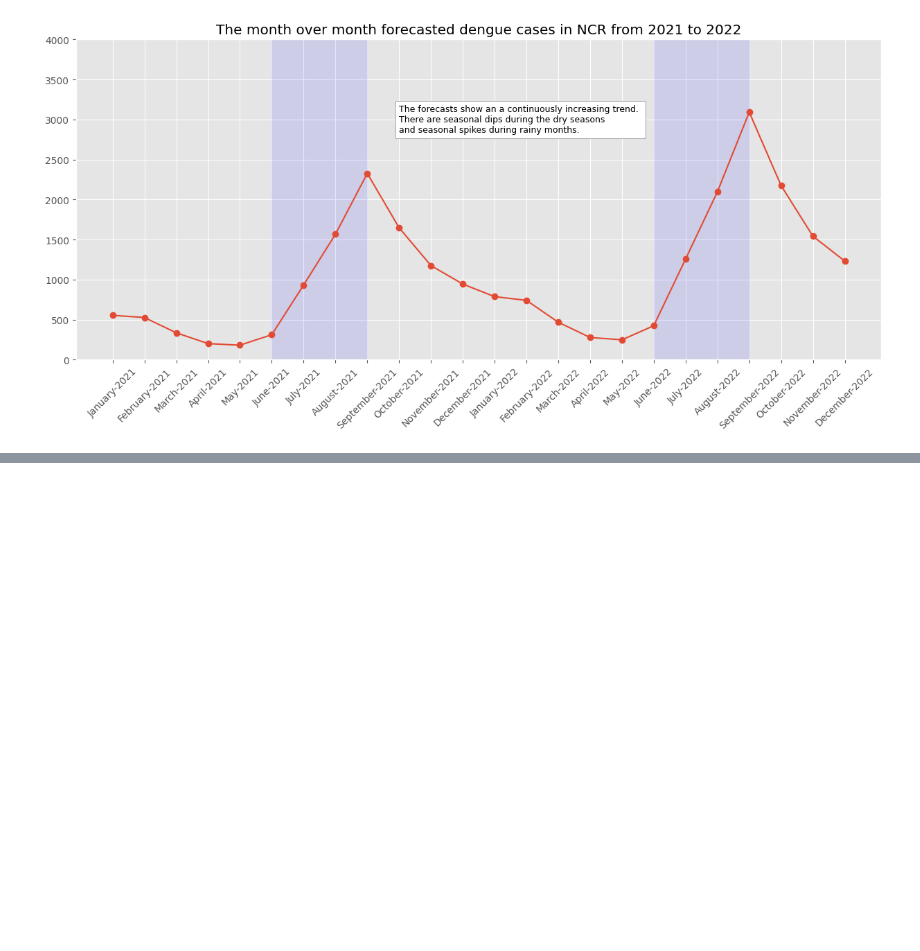
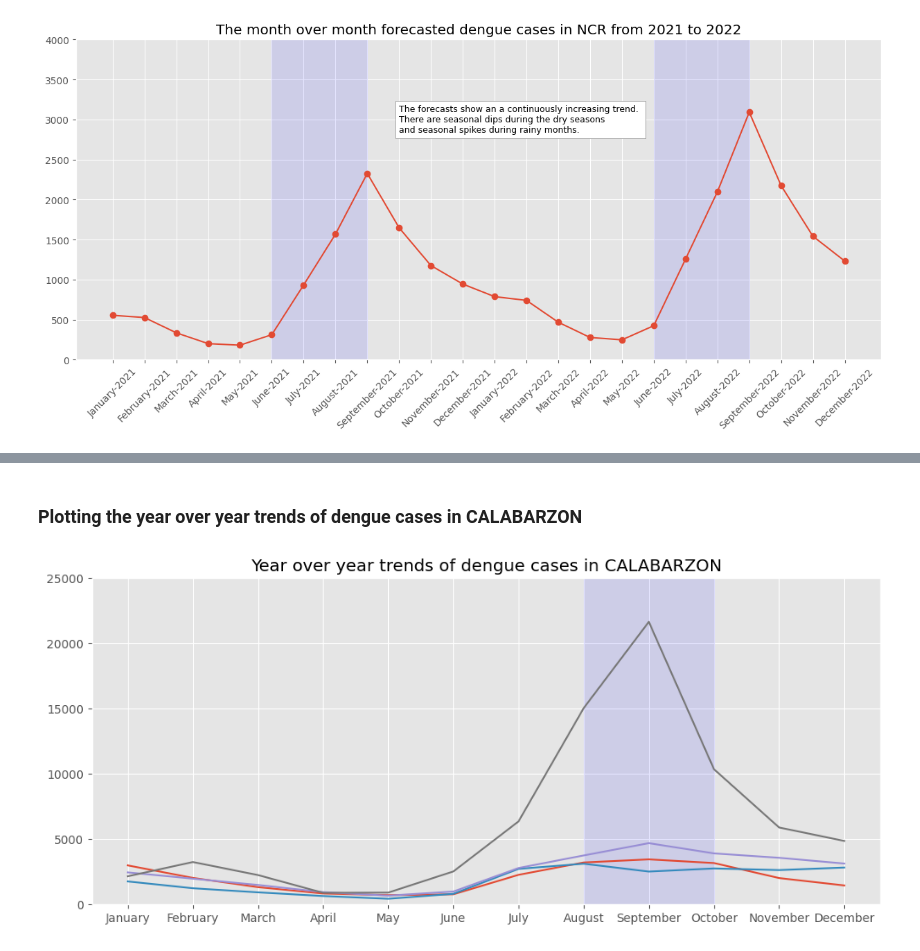
Before and after one commit to boredanalyst/Forecasting-Dengue-Cases-in-the-Philippines, a Jupyter notebook: forecasting-dengue-cases-in-the-philippines.ipynb, the cells around one changed output, grey strips where cells are left out. Drawn from its saved outputs; the diff is of its cells as text; code cells hidden in the pictures; blank space fills up the shorter version.

```diff
--- a/forecasting-dengue-cases-in-the-philippines.ipynb
+++ b/forecasting-dengue-cases-in-the-philippines.ipynb
@@ -719,0 +809,36 @@ plt.show()
+# %% [markdown]
+### Plotting the year over year trends of dengue cases in CALABARZON ###
+# %%
+### axes
+
+
+plt.figure(figsize=(12,5))
+
+for x in range(0, 4):
+    num_year = 2016 + x
+    viz_df = df_iva[df_iva["year"] == num_year]
+    viz_df_x = viz_df["month"]
+    viz_df_y = viz_df["dengue_cases"]
+
+    plt.plot(
+        viz_df_x,
+        viz_df_y
+    )
+
+## annotate
+
+plt.title("Year over year trends of dengue cases in CALABARZON")
+
+plt.fill_between(
+    (7,9),
+    25_000,
+    color="blue",
+    alpha=0.1
+)
+
+plt.ylim(0, 25_000)
+
+
+plt.show()
+# %% [output]
+[figure, added]
```
Also changed, not shown: parts of 10 cells of this notebook.
